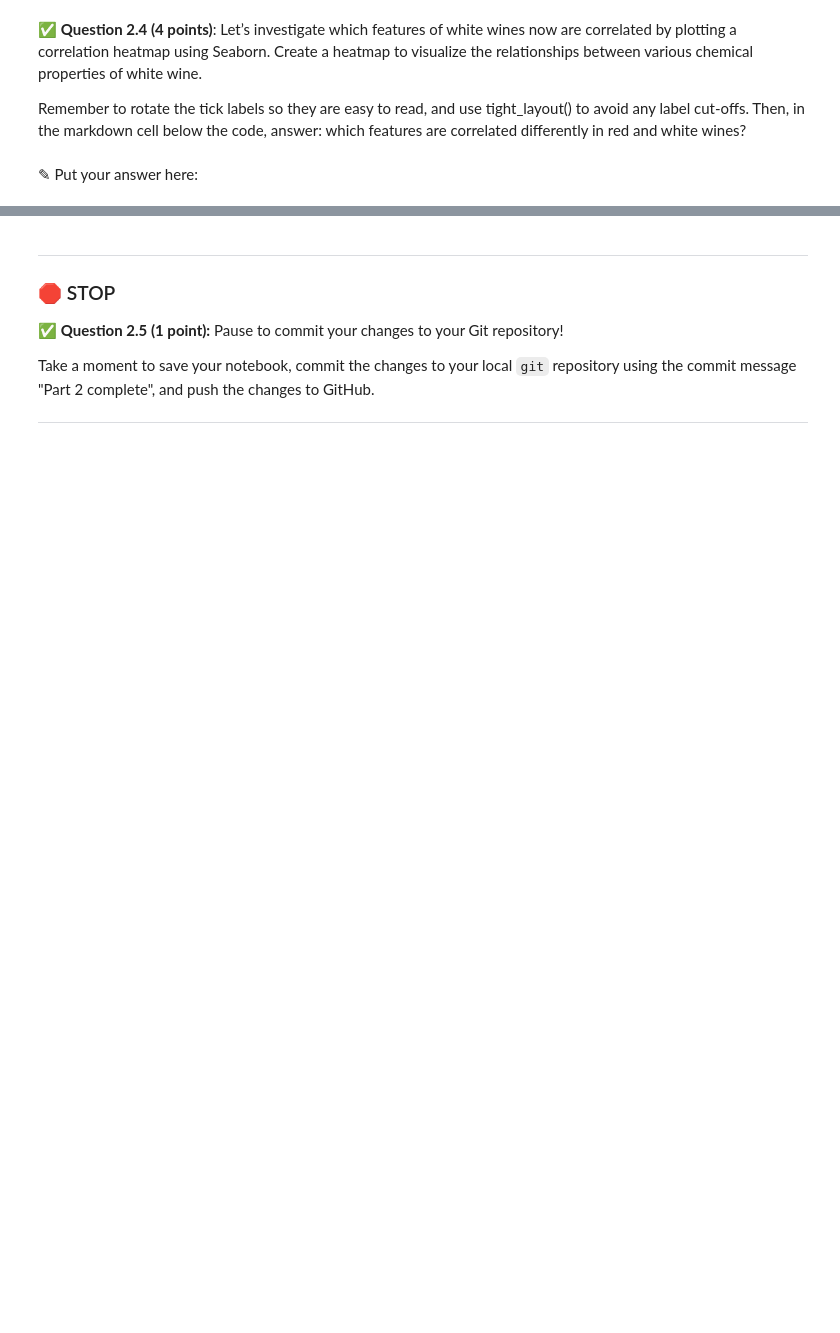
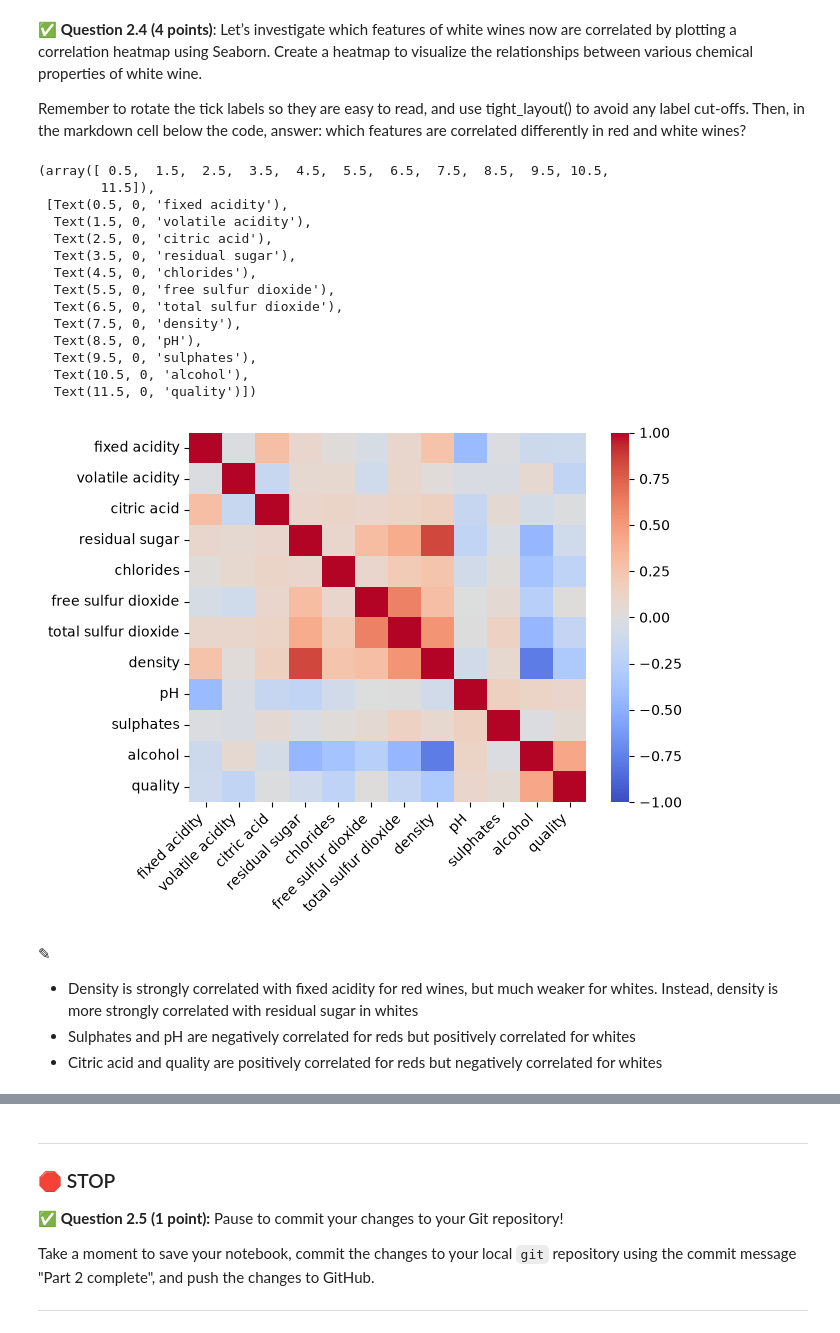
Before and after one commit to emilysklenicka/CMSE202-f26-turnin, a Jupyter notebook: hw-03/HW03-Regression-STUDENT.ipynb, the cells around one changed output, grey strips where cells are left out. Cells and saved outputs as stored; diff of their text form; code cells hidden in the pictures; blank space fills up the shorter version.

```diff
--- a/hw-03/HW03-Regression-STUDENT.ipynb
+++ b/hw-03/HW03-Regression-STUDENT.ipynb
@@ -215,8 +292,30 @@ Remember to rotate the tick labels so they are easy to read, and use tight_layou
 Then, in the markdown cell below the code, answer: which features are correlated differently in red and white wines?
 # %%
 # Put your code here
+correlation_matrix_white = white.corr()
+sns.heatmap(correlation_matrix_white, vmin = -1, cmap = 'coolwarm')
+plt.xticks(rotation = 45, ha='right')
+# %% [output]
+(array([ 0.5,  1.5,  2.5,  3.5,  4.5,  5.5,  6.5,  7.5,  8.5,  9.5, 10.5,
+        11.5]),
+ [Text(0.5, 0, 'fixed acidity'),
+  Text(1.5, 0, 'volatile acidity'),
+  Text(2.5, 0, 'citric acid'),
+  Text(3.5, 0, 'residual sugar'),
+  Text(4.5, 0, 'chlorides'),
+  Text(5.5, 0, 'free sulfur dioxide'),
+  Text(6.5, 0, 'total sulfur dioxide'),
+  Text(7.5, 0, 'density'),
+  Text(8.5, 0, 'pH'),
+  Text(9.5, 0, 'sulphates'),
+  Text(10.5, 0, 'alcohol'),
+  Text(11.5, 0, 'quality')])
+[figure, added]
 # %% [markdown]
-<font size=+3>&#9998;</font> Put your answer here:
+<font size=+3>&#9998;</font>
+- Density is strongly correlated with fixed acidity for red wines, but much weaker for whites. Instead, density is more strongly correlated with residual sugar in whites
+- Sulphates and pH are negatively correlated for reds but positively correlated for whites
+- Citric acid and quality are positively correlated for reds but negatively correlated for whites
 # %% [markdown]
 <!-- END QUESTION -->
 <!-- DO NOT MODIFY OR DELETE THIS CELL. Make sure your solution to the question above is in the cell(s) above this one. -->
```
Also changed, not shown: parts of 15 cells of this notebook.
